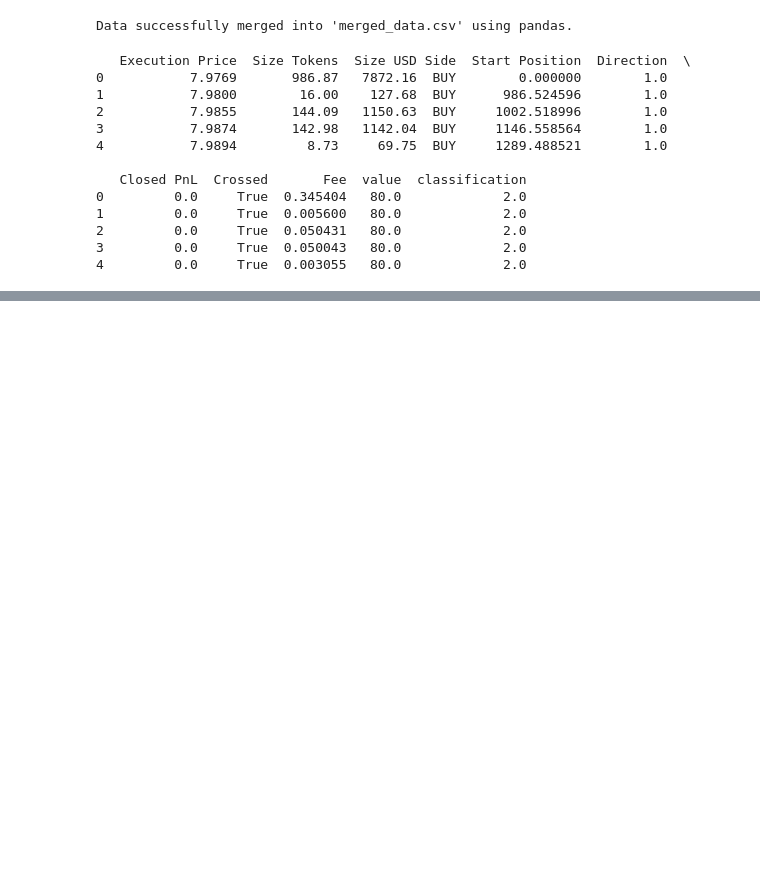
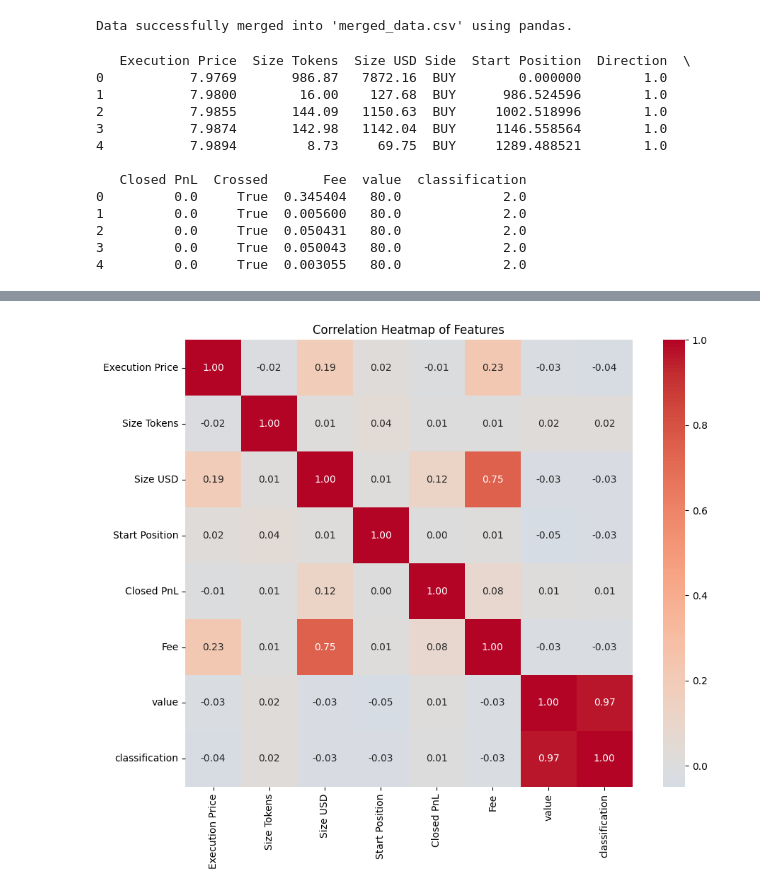
Before and after one commit to peeyush1278/ds_Peeyush_Choudhary, a Jupyter notebook: noteboo1.ipynb, the cells around one changed output, grey strips where cells are left out. Cells and saved outputs as stored; diff of their text form; code cells hidden in the pictures; blank space fills up the shorter version.

```diff
--- a/noteboo1.ipynb
+++ b/noteboo1.ipynb
@@ -71,0 +138,3 @@ df.head()
+# %%
+df1= pd.read_csv('csv_files\Clean_merged_data.csv')
+df1.isnull().sum()
@@ -71,0 +151,23 @@ df.head()
+# %%
+import seaborn as sns
+import matplotlib.pyplot as plt
+
+# Create correlation matrix
+correlation_matrix = df1.corr()
+
+# Set up the matplotlib figure
+plt.figure(figsize=(10, 8))
+
+# Create heatmap
+sns.heatmap(correlation_matrix,
+            annot=True,  # Show correlation values
+            cmap='coolwarm',  # Color scheme
+            center=0,  # Center the colormap at 0
+            fmt='.2f',  # Format correlation values to 2 decimal places
+            square=True)  # Make the plot square-shaped
+
+plt.title('Correlation Heatmap of Features')
+plt.tight_layout()
+plt.show()
+# %% [output]
+[figure, added]
```
Also changed, not shown: parts of 10 cells of this notebook, 1 other file.
